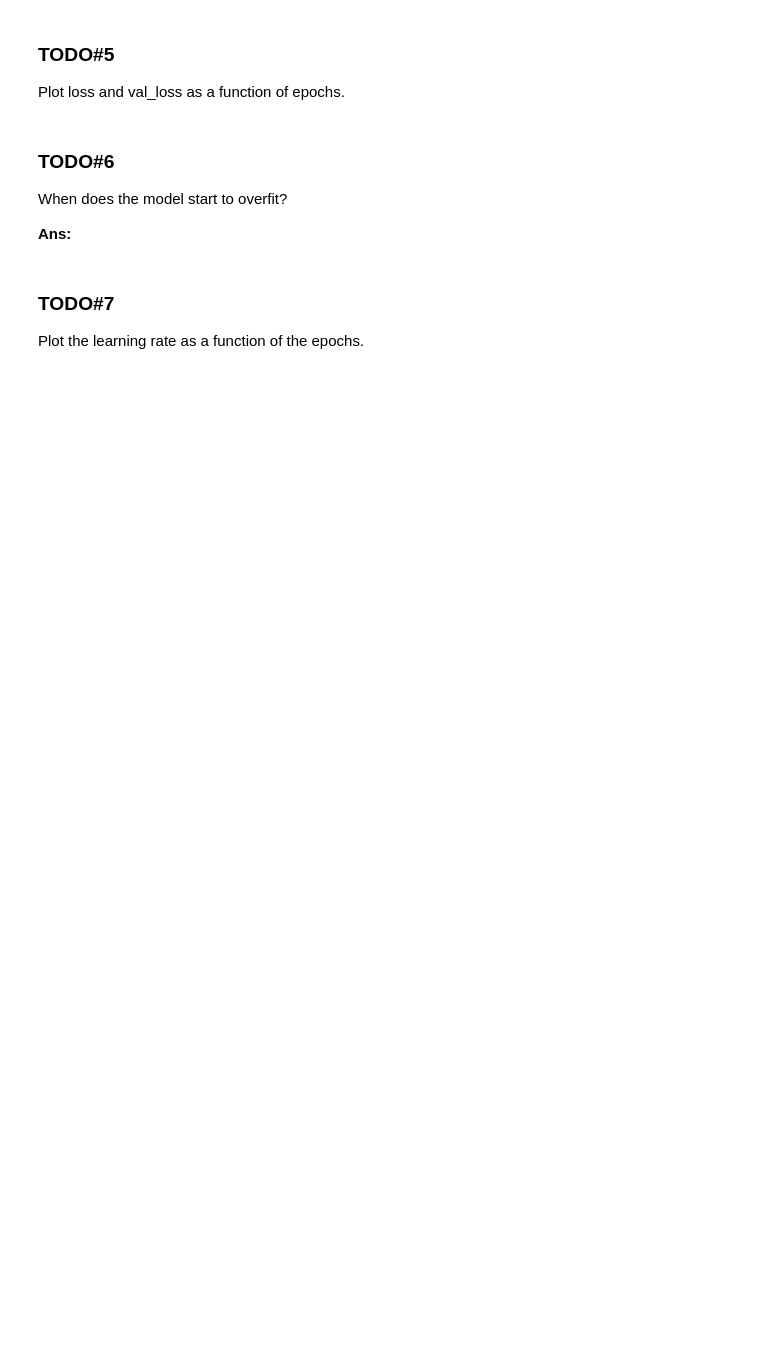
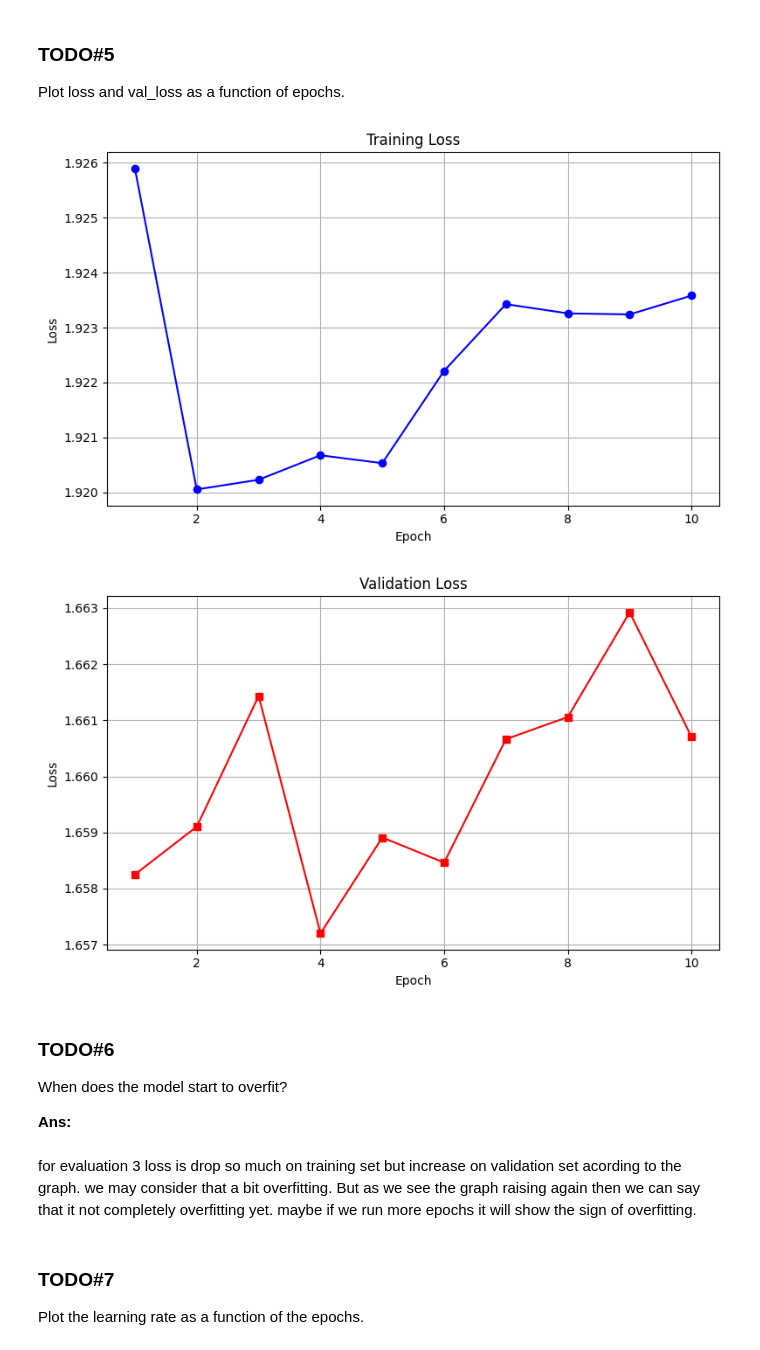
Before and after one commit to Taihenc/2110405-AI-ML, a Jupyter notebook: Precipitation_Nowcasting_PyTorch_withCNN_Student_2025.ipynb, the cells around one changed output. Cells and saved outputs as stored; diff of their text form; code cells hidden in the pictures; blank space fills up the shorter version.

```diff
--- a/Precipitation_Nowcasting_PyTorch_withCNN_Student_2025.ipynb
+++ b/Precipitation_Nowcasting_PyTorch_withCNN_Student_2025.ipynb
@@ -320,7 +327,7 @@ test_dataset = RainfallDatasetFF(x_test_ff, y_test_ff, normalizer)
 DataLoader feeds data from our dataset into the model. We can freely customize batch size, data shuffle for each data split, and much more with DataLoader class. If you're curious about what can you do with PyTorch's DataLoader, you can check [this documentation](https://pytorch.org/docs/stable/data.html)
 # %%
 train_loader = DataLoader(train_dataset, batch_size=1024, shuffle=True, pin_memory=True)
-val_loader = DataLoader(val_dataset, batch_size=1024, shuffle=False, pin_memory=True)
+val_loader = DataLoader(val_dataset, batch_size=1024, shuffle=False, pin_memory=True, drop_last=True)
 test_loader = DataLoader(test_dataset, batch_size=1024, shuffle=False, pin_memory=True)
 # %% [markdown]
 ## Loss Function
@@ -555,12 +568,38 @@ Validating epoch 3
 ### TODO#5
 
 Plot loss and val_loss as a function of epochs.
+# %%
+n = list(range(1, len(train_losses)+1))
+# plot
+
+plt.figure(figsize=(8, 5))
+plt.plot(n, train_losses, label='Train Loss', marker='o', color='blue')
+plt.xlabel('Epoch')
+plt.ylabel('Loss')
+plt.title('Training Loss')
+plt.grid(True)
+plt.tight_layout()
+plt.show()
+
+plt.figure(figsize=(8, 5))
+plt.plot(n, val_losses, label='Validation Loss', marker='s', color='red')
+plt.xlabel('Epoch')
+plt.ylabel('Loss')
+plt.title('Validation Loss')
+plt.grid(True)
+plt.tight_layout()
+plt.show()
+# %% [output]
+[figure, added]
+[figure, added]
 # %% [markdown]
 ### TODO#6
 
 When does the model start to overfit?
 
 **Ans:**
+# %% [markdown]
+for evaluation 3 loss is drop so much on training set but increase on validation set acording to the graph. we may consider that a bit overfitting. But as we see the graph raising again then we can say that it not completely overfitting yet. maybe if we run more epochs it will show the sign of overfitting.
 # %% [markdown]
 ### TODO#7
 
```
Also changed, not shown: parts of 52 cells of this notebook.
